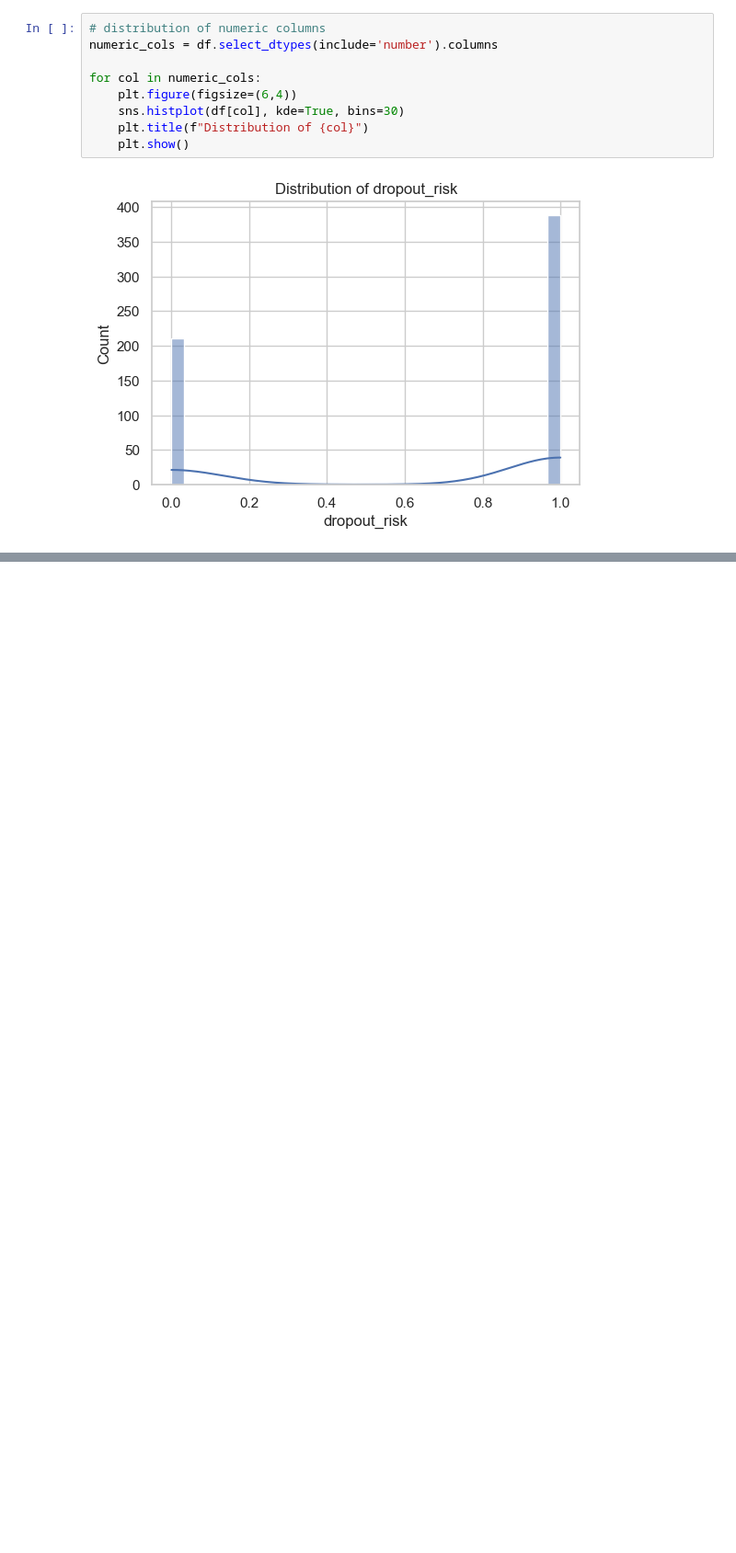
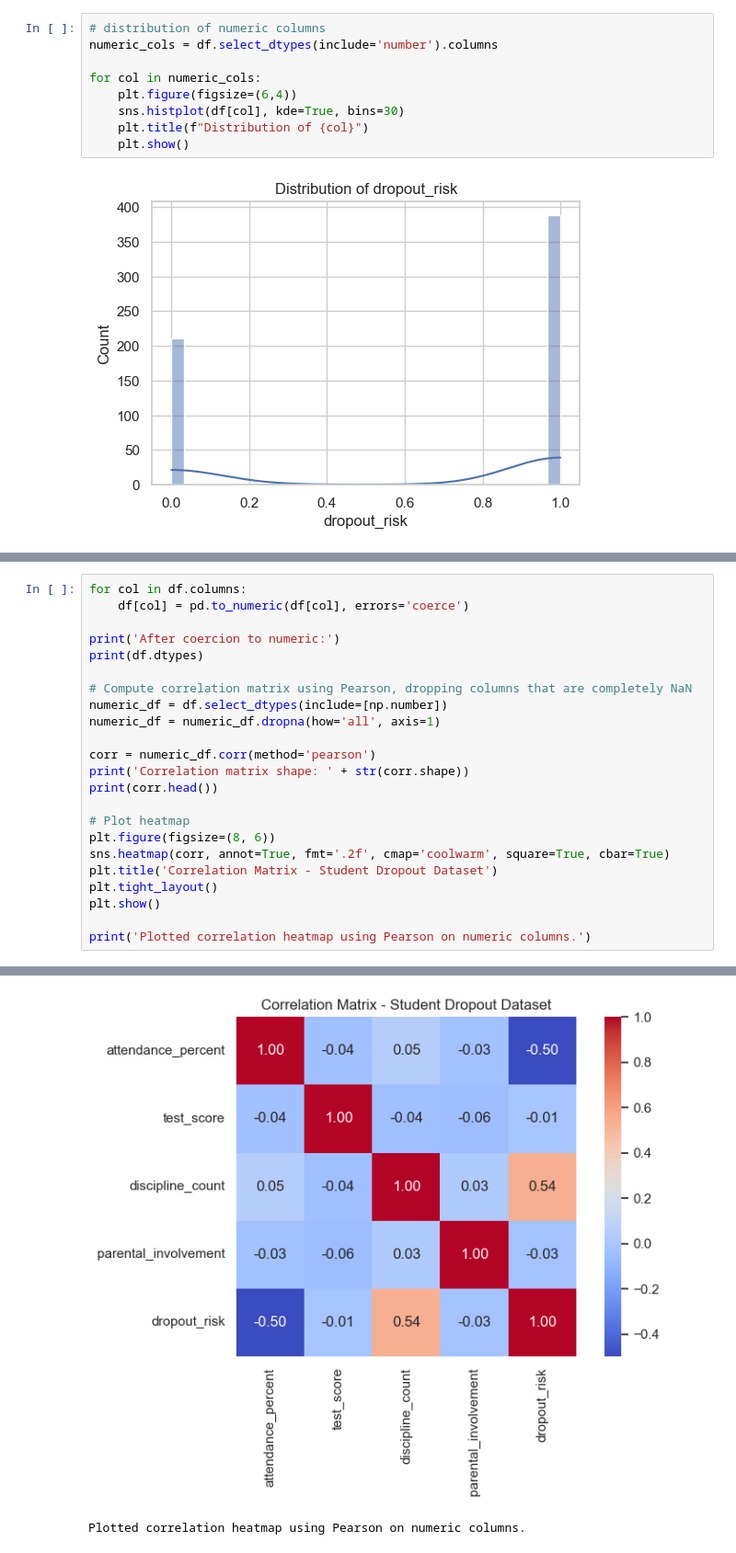
Before and after one commit to BrianZiro/edulensml, a Jupyter notebook: notebooks/02_eda_cleaning.ipynb, the cells around one changed output, grey strips where cells are left out. Shown: that part at 92% size. Saved outputs shown, nothing was run; the diff lists cells and outputs as text; blank space fills up the shorter version.

```diff
--- a/notebooks/02_eda_cleaning.ipynb
+++ b/notebooks/02_eda_cleaning.ipynb
@@ -55,0 +84,24 @@ for col in categorical_cols:
+# %%
+for col in df.columns:
+    df[col] = pd.to_numeric(df[col], errors='coerce')
+
+print('After coercion to numeric:')
+print(df.dtypes)
+
+# Compute correlation matrix using Pearson, dropping columns that are completely NaN
+numeric_df = df.select_dtypes(include=[np.number])
+numeric_df = numeric_df.dropna(how='all', axis=1)
+
+corr = numeric_df.corr(method='pearson')
+print('Correlation matrix shape: ' + str(corr.shape))
+print(corr.head())
+
+# Plot heatmap
+plt.figure(figsize=(8, 6))
+sns.heatmap(corr, annot=True, fmt='.2f', cmap='coolwarm', square=True, cbar=True)
+plt.title('Correlation Matrix - Student Dropout Dataset')
+plt.tight_layout()
+plt.show()
+
+print('Plotted correlation heatmap using Pearson on numeric columns.')
+# %% [output]
@@ -55,0 +125,2 @@ for col in categorical_cols:
+[figure, added]
+Plotted correlation heatmap using Pearson on numeric columns.
```
Also changed, not shown: parts of 9 cells of this notebook, 1 other file.
